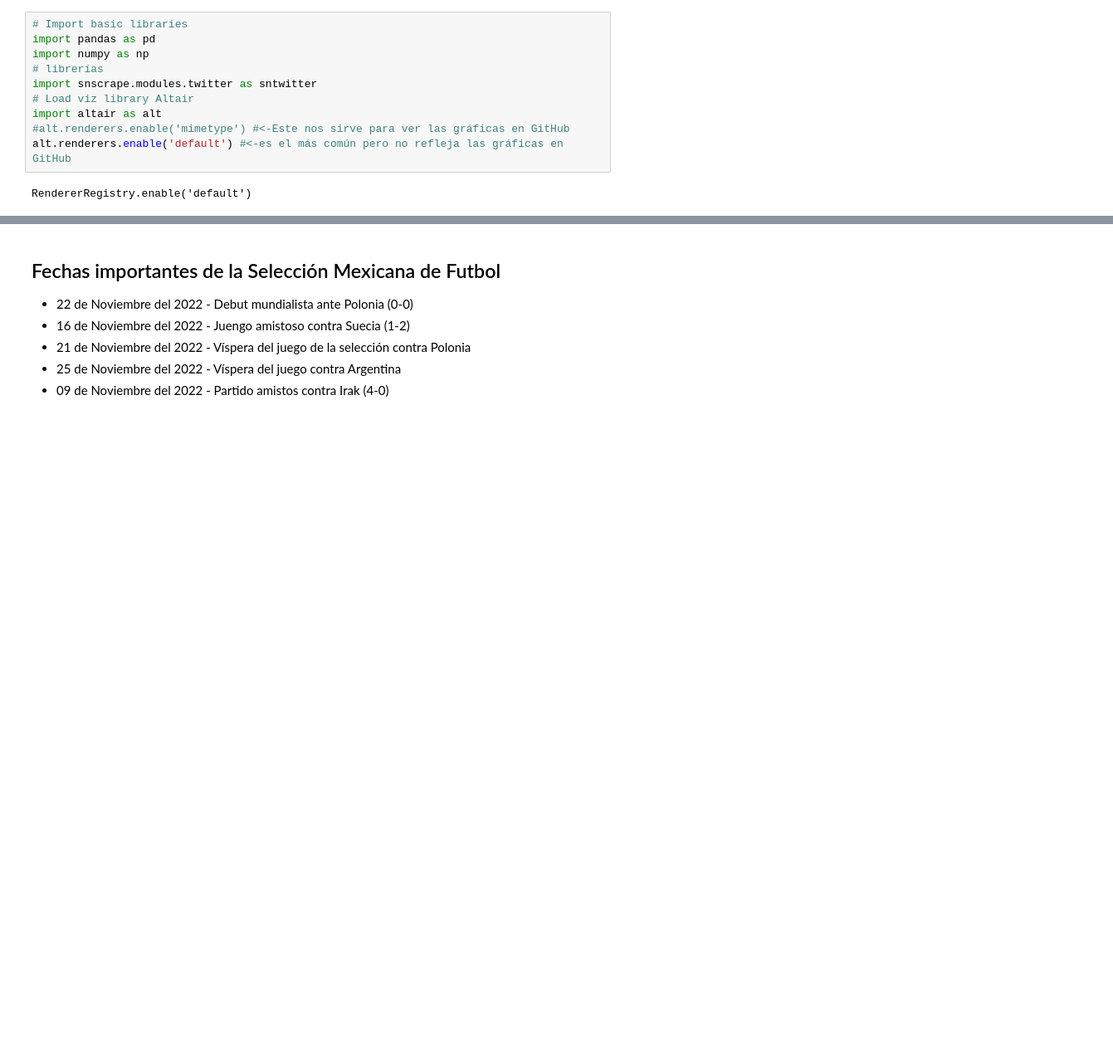
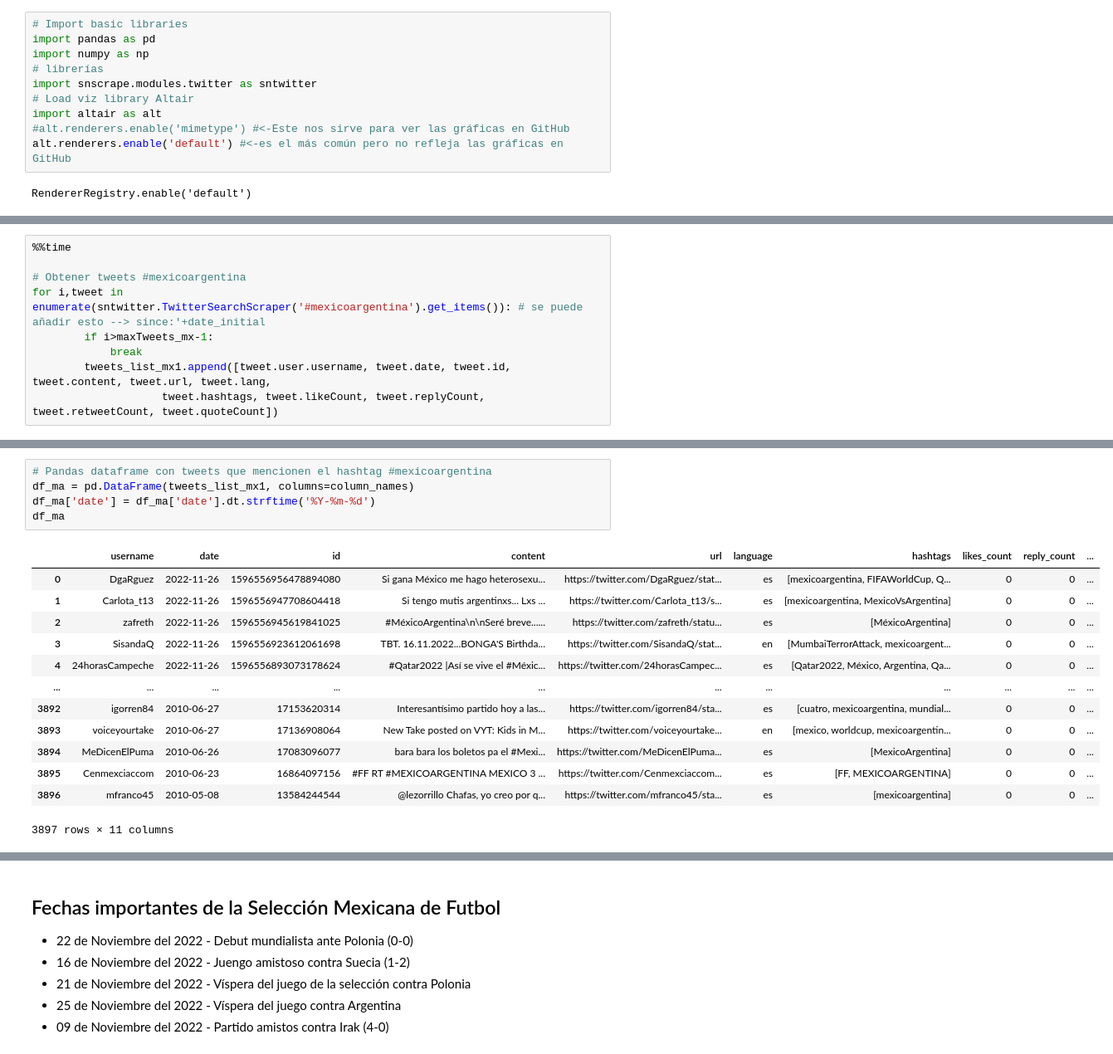
Before and after one commit to EduardoSanchezZ/Proyecto_Final, a Jupyter notebook: src/Proyecto_Final.ipynb, the cells around one changed output, grey strips where cells are left out. Shown: that part at 83% size. Cells and saved outputs as stored; diff of their text form; blank space fills up the shorter version.

```diff
--- a/src/Proyecto_Final.ipynb
+++ b/src/Proyecto_Final.ipynb
@@ -70 +69,10 @@ Wall time: 1min 15s
+# %%
+%%time
+
+# Obtener tweets #mexicoargentina
+for i,tweet in enumerate(sntwitter.TwitterSearchScraper('#mexicoargentina').get_items()): # se puede añadir esto --> since:'+date_initial
+        if i>maxTweets_mx-1:
+            break
+        tweets_list_mx1.append([tweet.user.username, tweet.date, tweet.id, tweet.content, tweet.url, tweet.lang,
+                    tweet.hashtags, tweet.likeCount, tweet.replyCount, tweet.retweetCount, tweet.quoteCount])
 # %%
@@ -93 +101,20 @@ df_ine
+# %%
+# Pandas dataframe con tweets que mencionen el hashtag #mexicoargentina
+df_ma = pd.DataFrame(tweets_list_mx1, columns=column_names)
+df_ma['date'] = df_ma['date'].dt.strftime('%Y-%m-%d')
+df_ma
+# %% [output]
+|  | username | date | id | content | url | language | hashtags | likes_count | reply_count | ... |
+| 0 | DgaRguez | 2022-11-26 | 1596556956478894080 | Si gana México me hago heterosexu... | https://twitter.com/DgaRguez/stat... | es | [mexicoargentina, FIFAWorldCup, Q... | 0 | 0 | ... |
+| 1 | Carlota_t13 | 2022-11-26 | 1596556947708604418 | Si tengo mutis argentinxs... Lxs ... | https://twitter.com/Carlota_t13/s... | es | [mexicoargentina, MexicoVsArgentina] | 0 | 0 | ... |
+| 2 | zafreth | 2022-11-26 | 1596556945619841025 | #MéxicoArgentina\n\nSeré breve...... | https://twitter.com/zafreth/statu... | es | [MéxicoArgentina] | 0 | 0 | ... |
+| 3 | SisandaQ | 2022-11-26 | 1596556923612061698 | TBT. 16.11.2022...BONGA'S Birthda... | https://twitter.com/SisandaQ/stat... | en | [MumbaiTerrorAttack, mexicoargent... | 0 | 0 | ... |
+| 4 | 24horasCampeche | 2022-11-26 | 1596556893073178624 | #Qatar2022 |Así se vive el #Méxic... | https://twitter.com/24horasCampec... | es | [Qatar2022, México, Argentina, Qa... | 0 | 0 | ... |
+| ... | ... | ... | ... | ... | ... | ... | ... | ... | ... | ... |
+| 3892 | igorren84 | 2010-06-27 | 17153620314 | Interesantísimo partido hoy a las... | https://twitter.com/igorren84/sta... | es | [cuatro, mexicoargentina, mundial... | 0 | 0 | ... |
+| 3893 | voiceyourtake | 2010-06-27 | 17136908064 | New Take posted on VYT: Kids in M... | https://twitter.com/voiceyourtake... | en | [mexico, worldcup, mexicoargentin... | 0 | 0 | ... |
+| 3894 | MeDicenElPuma | 2010-06-26 | 17083096077 | bara bara los boletos pa el #Mexi... | https://twitter.com/MeDicenElPuma... | es | [MexicoArgentina] | 0 | 0 | ... |
+| 3895 | Cenmexciaccom | 2010-06-23 | 16864097156 | #FF RT #MEXICOARGENTINA MEXICO 3 ... | https://twitter.com/Cenmexciaccom... | es | [FF, MEXICOARGENTINA] | 0 | 0 | ... |
+| 3896 | mfranco45 | 2010-05-08 | 13584244544 | @lezorrillo Chafas, yo creo por q... | https://twitter.com/mfranco45/sta... | es | [mexicoargentina] | 0 | 0 | ... |
+3897 rows × 11 columns
 # %%
```
Also changed, not shown: parts of 12 cells of this notebook.
